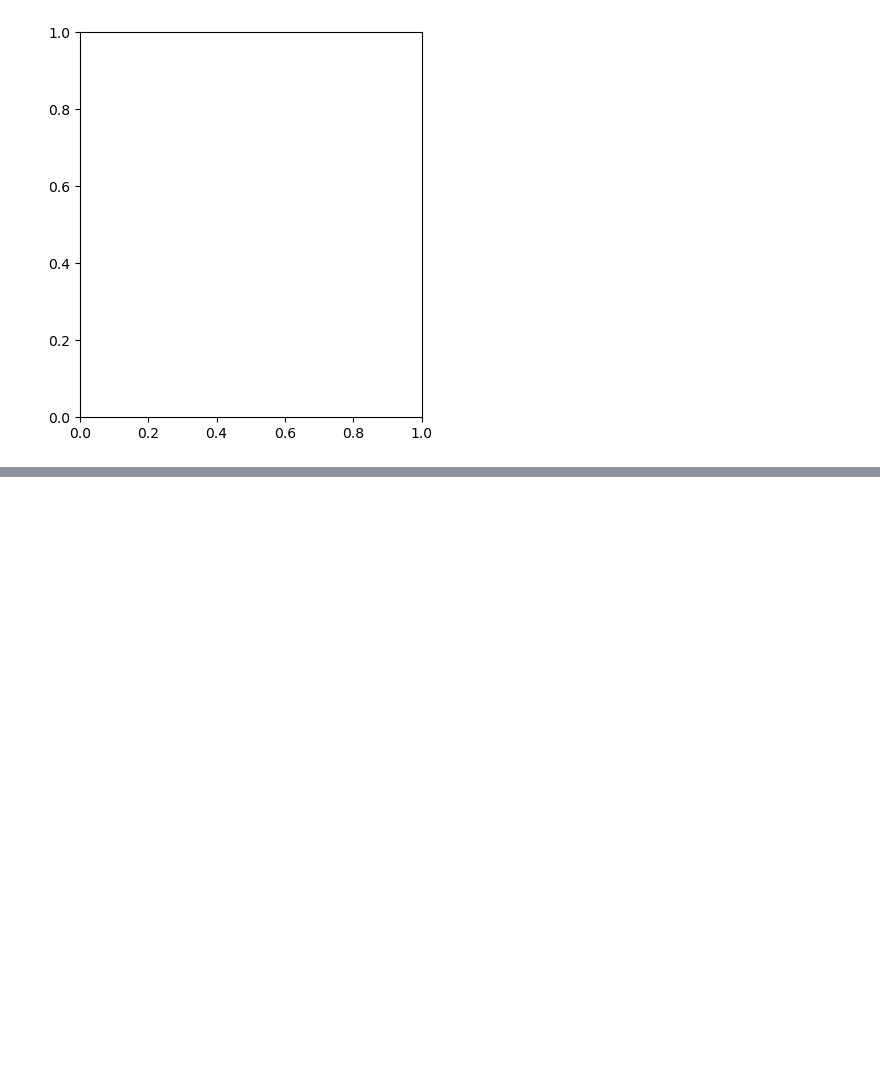
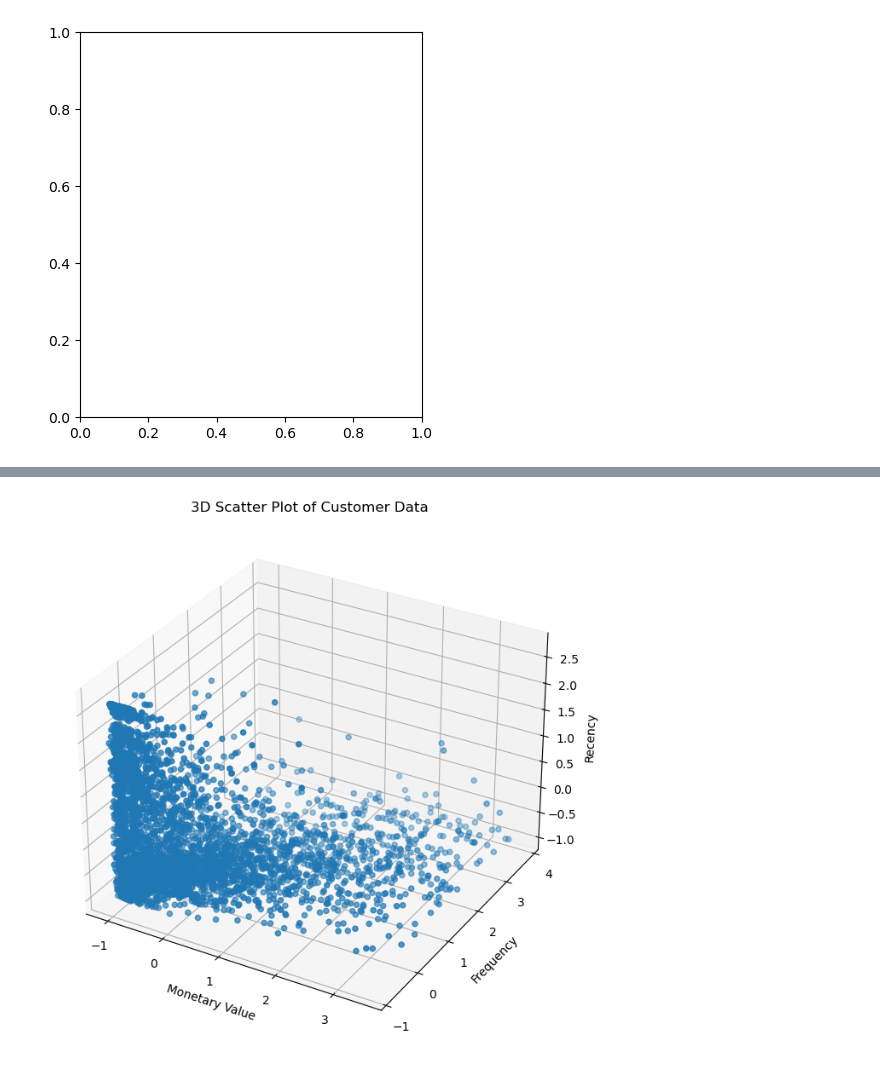
Before and after one commit to ramanuj-sharma/Sales_Analysis_and_Customer_segmentation, a Jupyter notebook: online_retail_data_clustering.ipynb, the cells around one changed output, grey strips where cells are left out. Saved outputs shown, nothing was run; the diff lists cells and outputs as text; code cells hidden in the pictures; blank space fills up the shorter version.

```diff
--- a/online_retail_data_clustering.ipynb
+++ b/online_retail_data_clustering.ipynb
@@ -1204,0 +1230,6 @@ KeyError: 0
+# %%
+scaler = StandardScaler()
+
+scaled_data = scaler.fit_transform(non_outliers_df_2011[["MonetaryValue", "Frequency", "Recency"]])
+
+scaled_data
@@ -1204,0 +1244,4 @@ KeyError: 0
+# %%
+scaled_data_df = pd.DataFrame(scaled_data, index=non_outliers_df_2011.index, columns=("MonetaryValue", "Frequency", "Recency"))
+
+scaled_data_df
@@ -1204,0 +1262,16 @@ KeyError: 0
+# %%
+fig = plt.figure(figsize=(8, 8))
+
+ax = fig.add_subplot(projection="3d")
+
+scatter = ax.scatter(scaled_data_df["MonetaryValue"], scaled_data_df["Frequency"], scaled_data_df["Recency"])
+
+ax.set_xlabel('Monetary Value')
+ax.set_ylabel('Frequency')
+ax.set_zlabel('Recency')
+
+ax.set_title('3D Scatter Plot of Customer Data')
+
+plt.show()
+# %% [output]
+[figure, added]
```
Also changed, not shown: parts of 20 cells of this notebook.
